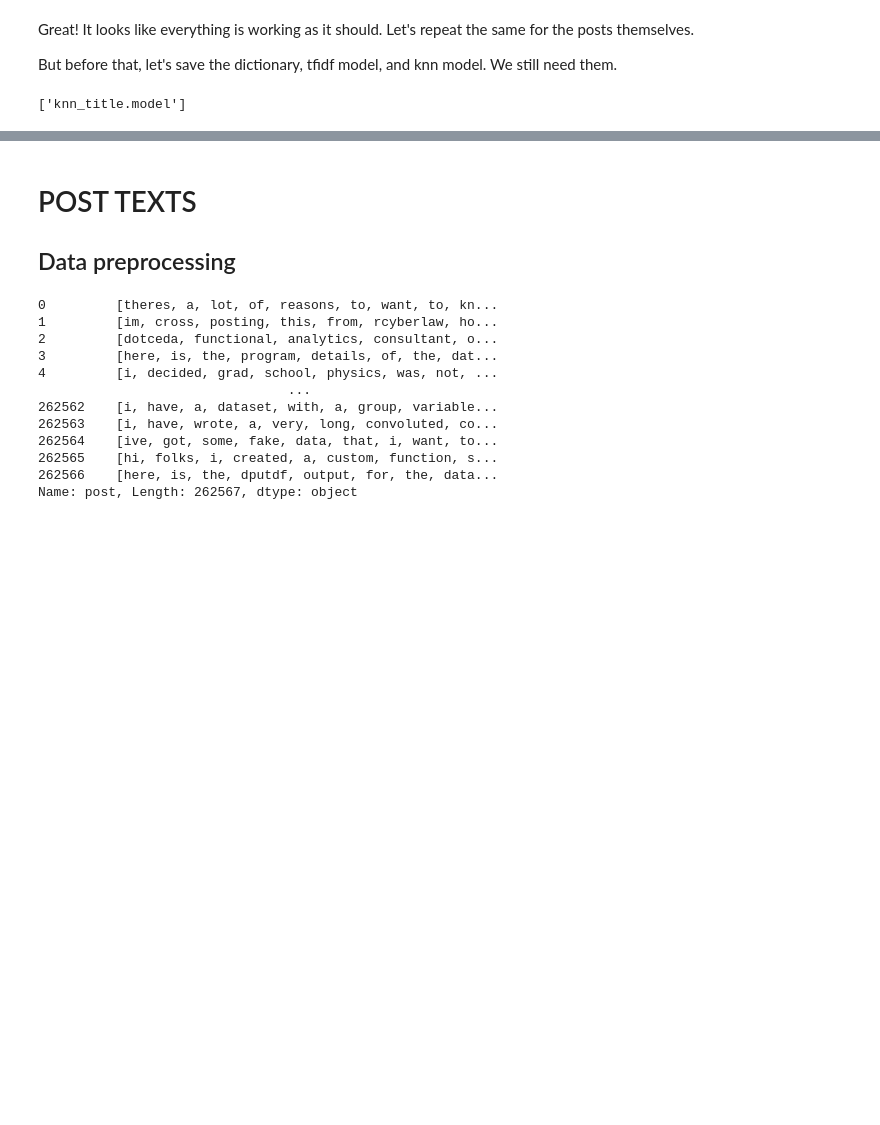
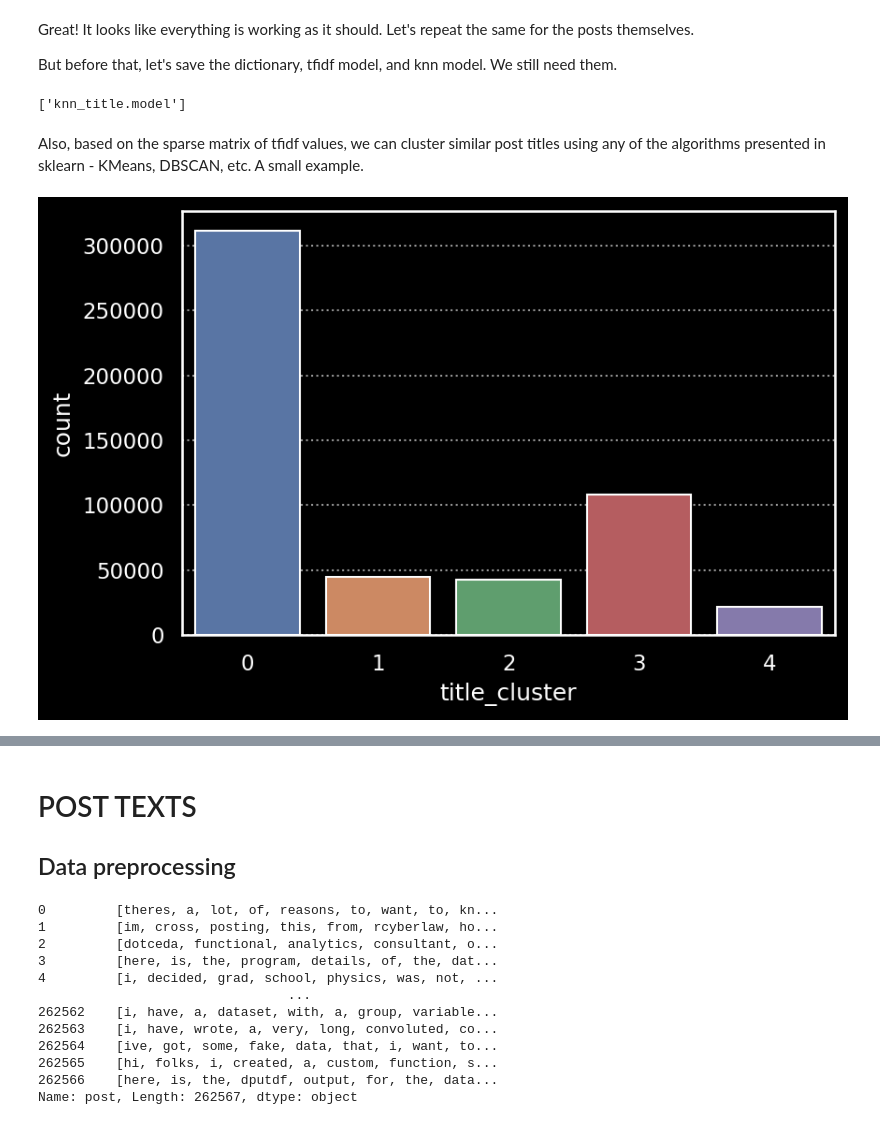
Before and after one commit to Nordant/Reddit-Data-Science-Posts, a Jupyter notebook: post-similarity-analyzer-gensim-tfidf-rapids-knn.ipynb, the cells around one changed output, grey strips where cells are left out. Cells and saved outputs as stored; diff of their text form; code cells hidden in the pictures; blank space fills up the shorter version.

```diff
--- a/post-similarity-analyzer-gensim-tfidf-rapids-knn.ipynb
+++ b/post-similarity-analyzer-gensim-tfidf-rapids-knn.ipynb
@@ -227,15 +227,15 @@ Name: title, dtype: object
 # %% [markdown]
 Fine! We see the same result as in the first notebook, only now on all data. Let's try to find similar posts for our test data.
 # %%
-# new corpus from created dictionary
-corpus_bow = [dictionary.doc2bow(doc) for doc in test_posts]
+# test corpus from created dictionary
+test_corpus_bow = [dictionary.doc2bow(doc) for doc in test_posts]
 
-# tfidf values from created tfidf model
-corpus_tfidf = tfidf[corpus_bow]
+# test tfidf values from created tfidf model
+test_corpus_tfidf = tfidf[test_corpus_bow]
 
-# new sparse matrix
-corpus_tfidf_sparse = corpus2csc(corpus_tfidf, num_terms).T
-corpus_tfidf_sparse
+# test sparse matrix
+test_corpus_tfidf_sparse = corpus2csc(test_corpus_tfidf, num_terms).T
+test_corpus_tfidf_sparse
 # %% [output]
 <2x101304 sparse matrix of type '<class 'numpy.float64'>'
         with 21 stored elements in Compressed Sparse Row format>
@@ -267,3 +267,5 @@ tfidf.save('TFIDF_title')
 dump(model, 'knn_title.model')
 # %% [output]
 ['knn_title.model']
+# %% [markdown]
+Also, based on the sparse matrix of tfidf values, we can cluster similar post titles using any of the algorithms presented in sklearn - KMeans, DBSCAN, etc. A small example.
@@ -269,0 +279,4 @@ dump(model, 'knn_title.model')
+# %%
+sns.countplot(all_data['title_cluster']);
+# %% [output]
+[figure, added]
```
Also changed, not shown: parts of 15 cells of this notebook.
